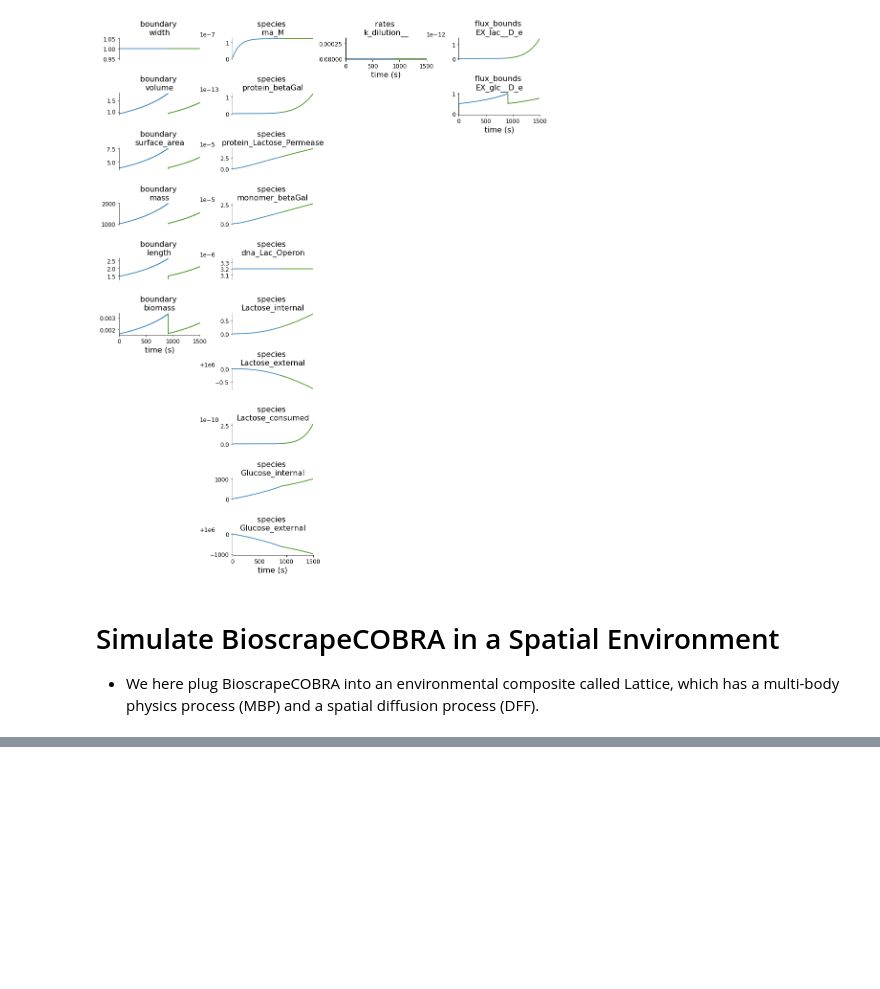
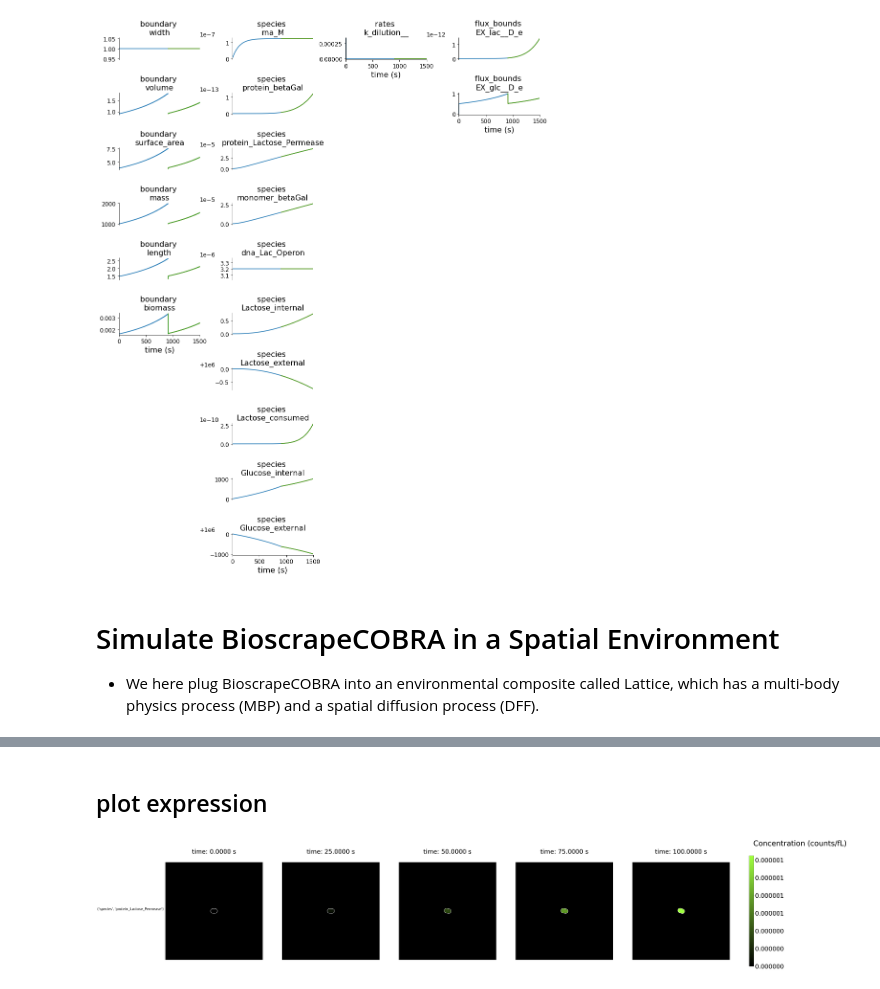
Before and after one commit to vivarium-collective/vivarium-notebooks, a Jupyter notebook: lac_operon/bioscrape-cobra-stochastic-refactoring.ipynb, the cells around one changed output, grey strips where cells are left out. Drawn from its saved outputs; the diff is of its cells as text; code cells hidden in the pictures; blank space fills up the shorter version.

```diff
--- a/lac_operon/bioscrape-cobra-stochastic-refactoring.ipynb
+++ b/lac_operon/bioscrape-cobra-stochastic-refactoring.ipynb
@@ -1055,0 +1085,16 @@ fig = plot_snapshots(
+# %% [markdown]
+## plot expression
+# %%
+tags_data = {'agents': agents, 'fields': fields, 'config': {'bounds': BOUNDS}}
+tags_config = {
+    'n_snapshots': 5,
+    'tagged_molecules': [
+        ('species', 'protein_Lactose_Permease',),
+    ],
+    }
+fig3 = plot_tags(
+    data=tags_data,
+    plot_config=tags_config
+)
+# %% [output]
+[figure, added]
```
Also changed, not shown: parts of 10 cells of this notebook, 1 other file.
